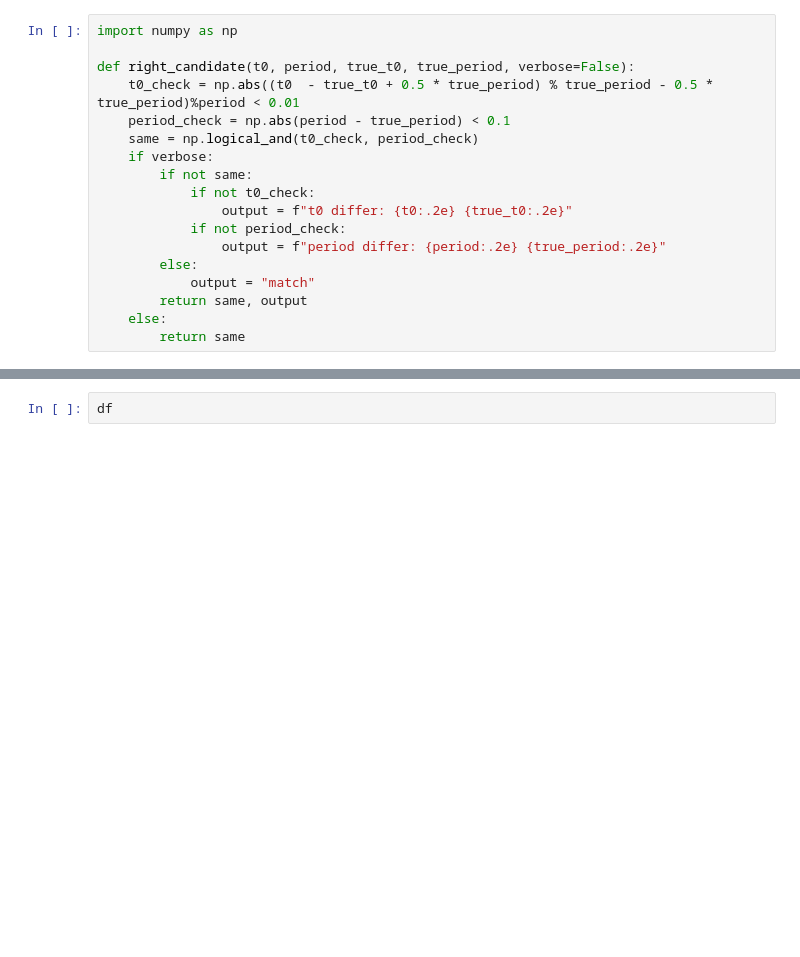
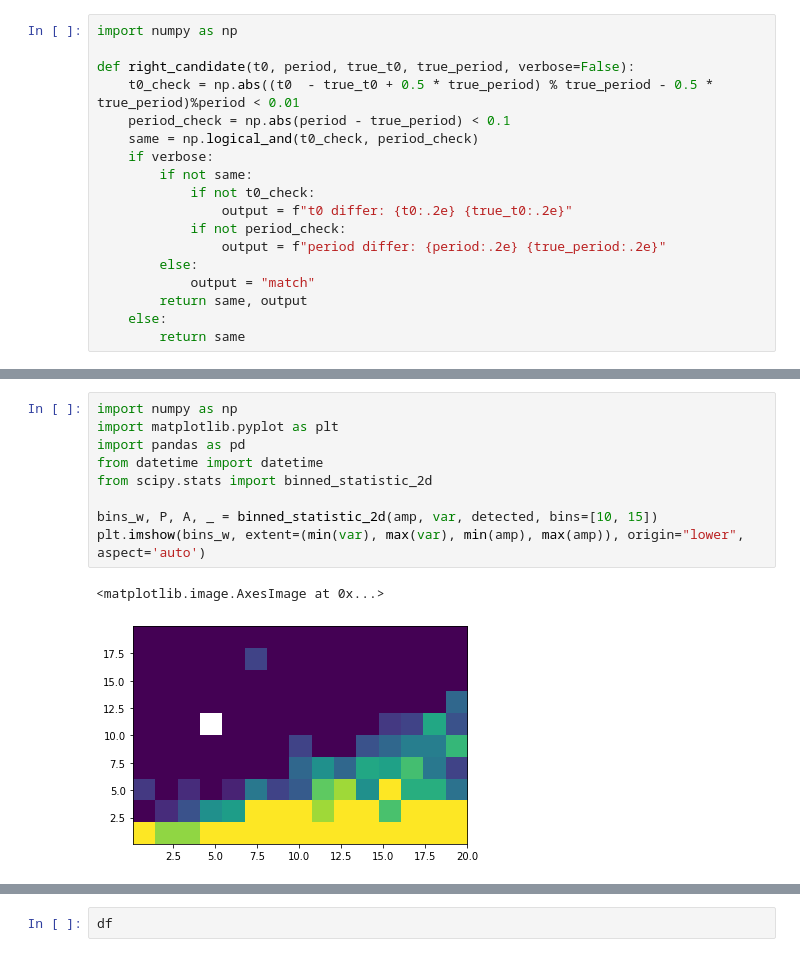
Before and after one commit to lgrcia/paper-nuance, a Jupyter notebook: workflows/synthetic_injection_recovery/notebooks/results.ipynb, the cells around one changed output, grey strips where cells are left out. Cells and saved outputs as stored; diff of their text form; blank space fills up the shorter version.

```diff
--- a/workflows/synthetic_injection_recovery/notebooks/results.ipynb
+++ b/workflows/synthetic_injection_recovery/notebooks/results.ipynb
@@ -49,3 +47,15 @@ df = pd.DataFrame({
+# %%
+import numpy as np
+import matplotlib.pyplot as plt
+import pandas as pd
+from datetime import datetime
+from scipy.stats import binned_statistic_2d
+
+bins_w, P, A, _ = binned_statistic_2d(amp, var, detected, bins=[10, 15])
+plt.imshow(bins_w, extent=(min(var), max(var), min(amp), max(amp)), origin="lower", aspect='auto')
+# %% [output]
+<matplotlib.image.AxesImage at 0x...>
+[figure, added]
 # %%
 df.to_csv(")
 # %% [output]
```
Also changed, not shown: parts of 4 cells of this notebook, 6 other files.
